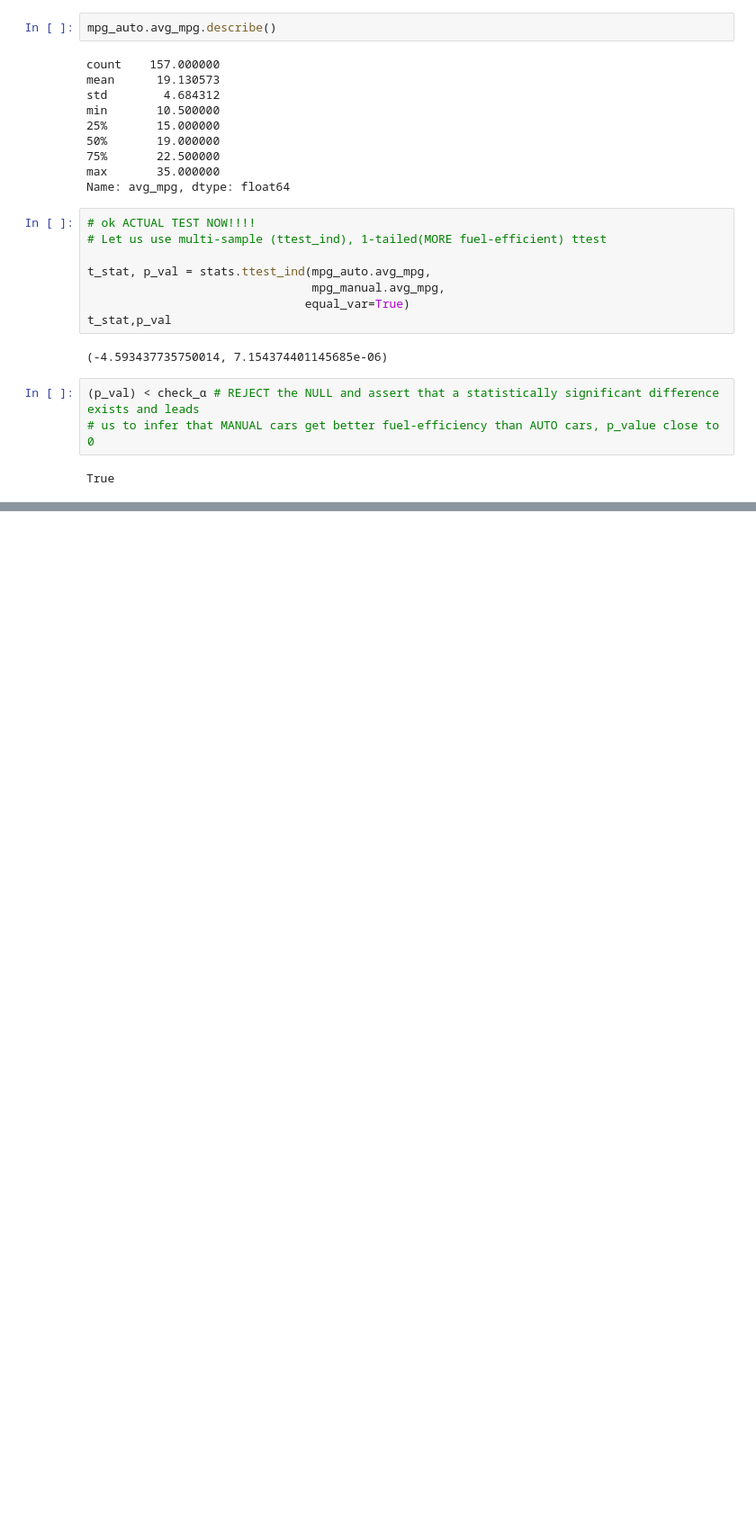
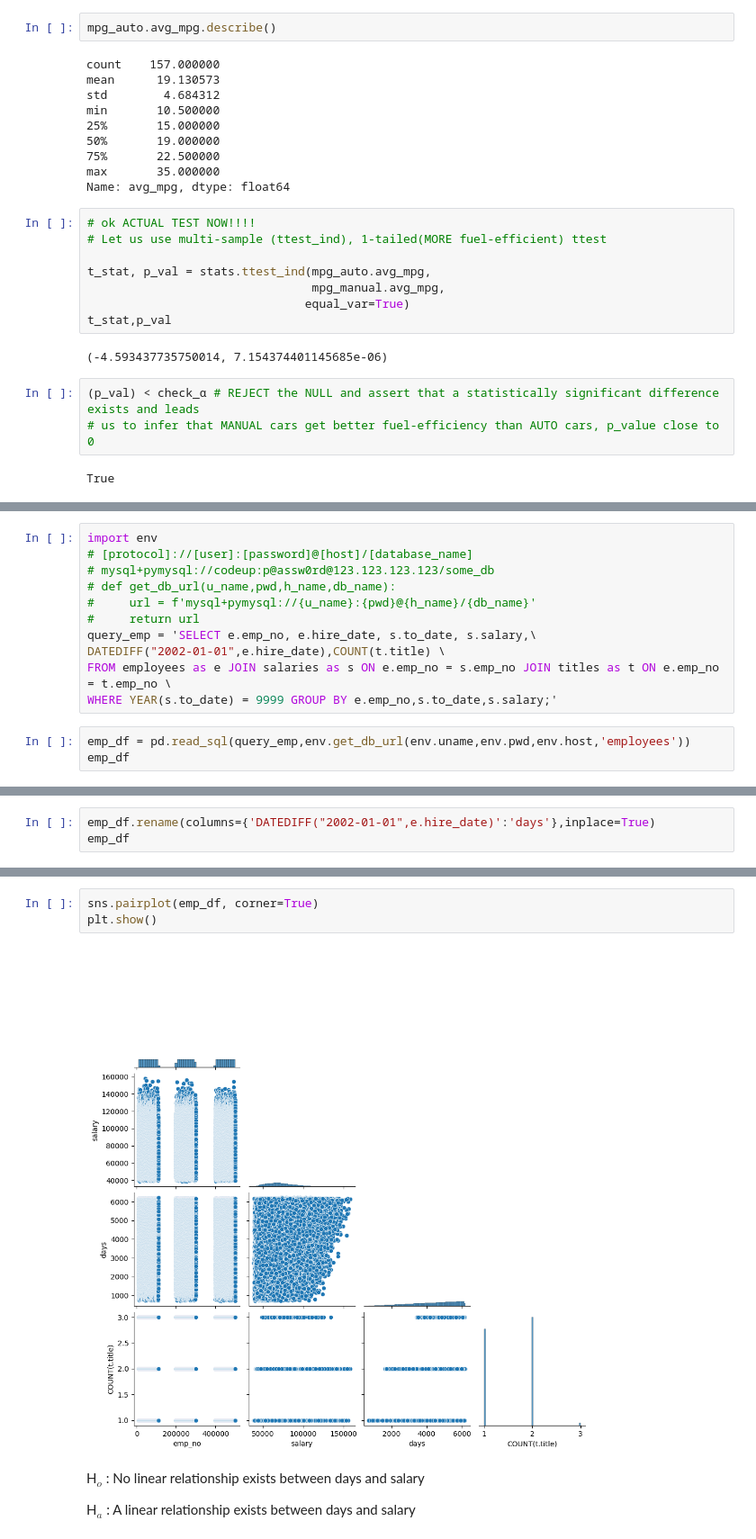
Before and after one commit to RichardAlcabes22/statistics-exercises, a Jupyter notebook: hypothesis_testing.ipynb, the cells around one changed output, grey strips where cells are left out. Shown at 90% size. Saved outputs shown, nothing was run; the diff lists cells and outputs as text; blank space fills up the shorter version.

```diff
--- a/hypothesis_testing.ipynb
+++ b/hypothesis_testing.ipynb
@@ -411,0 +780,14 @@ True
+# %%
+import env
+# [protocol]://[user]:[password]@[host]/[database_name]
+# mysql+pymysql://codeup:p@assw0rd@123.123.123.123/some_db
+# def get_db_url(u_name,pwd,h_name,db_name):
+#     url = f'mysql+pymysql://{u_name}:{pwd}@{h_name}/{db_name}'
+#     return url
+query_emp = 'SELECT e.emp_no, e.hire_date, s.to_date, s.salary,\
+DATEDIFF("2002-01-01",e.hire_date),COUNT(t.title) \
+FROM employees as e JOIN salaries as s ON e.emp_no = s.emp_no JOIN titles as t ON e.emp_no = t.emp_no \
+WHERE YEAR(s.to_date) = 9999 GROUP BY e.emp_no,s.to_date,s.salary;'
+# %%
+emp_df = pd.read_sql(query_emp,env.get_db_url(env.uname,env.pwd,env.host,'employees'))
+emp_df
@@ -411,0 +808,3 @@ True
+# %%
+emp_df.rename(columns={'DATEDIFF("2002-01-01",e.hire_date)':'days'},inplace=True)
+emp_df
@@ -411,0 +825,9 @@ True
+# %%
+sns.pairplot(emp_df, corner=True)
+plt.show()
+# %% [output]
+[figure, added]
+# %% [markdown]
+H$_o$ : No linear relationship exists between days and salary
+
+H$_a$ : A linear relationship exists between days and salary
```
Also changed, not shown: parts of 102 cells of this notebook, 3 other files.
